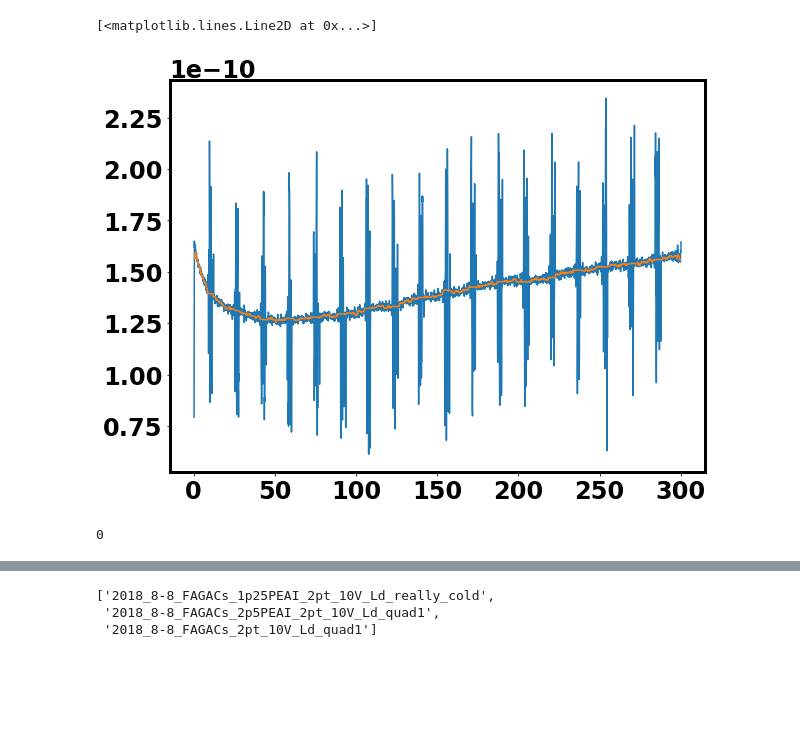
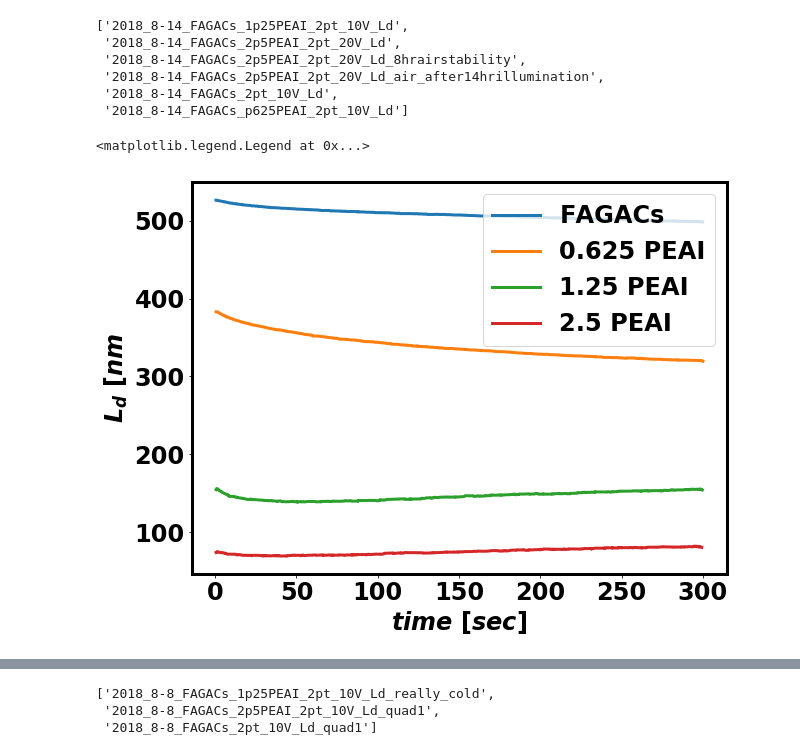
Before and after one commit to rstoddard24/PVtools, a Jupyter notebook: PVtools/PL-Ld/2018_8-14Ld_analysis.ipynb, the cells around one changed output, grey strips where cells are left out. Cells and saved outputs as stored; diff of their text form; code cells hidden in the pictures; blank space fills up the shorter version.

Commit message:
Finished Ld analysis and plot

```diff
--- a/PVtools/PL-Ld/2018_8-14Ld_analysis.ipynb
+++ b/PVtools/PL-Ld/2018_8-14Ld_analysis.ipynb
@@ -80,18 +80,43 @@ def ld_noise_filter(data_times,data_in):
     data_out = scipy.signal.medfilt(data_out,kernel_size=med_filt_kernel)
 
     return (times_out,data_out)
-# %%
-data_times = data[0][:,0]
-data_in = data[0][:,2]/data[0][:,1]
-
-(times_out,data_out) = ld_noise_filter(data_times,data_in)
-
-plt.plot(data_times,data_in)
-plt.plot(times_out,data_out)
-# %% [output]
-[<matplotlib.lines.Line2D at 0x...>]
-[figure, removed]
-# %%
-int(jj-(std_k-1)/2)
-# %% [output]
-0
+# %%
+names
+# %% [output]
+['2018_8-14_FAGACs_1p25PEAI_2pt_10V_Ld',
+ '2018_8-14_FAGACs_2p5PEAI_2pt_20V_Ld',
+ '2018_8-14_FAGACs_2p5PEAI_2pt_20V_Ld_8hrairstability',
+ '2018_8-14_FAGACs_2p5PEAI_2pt_20V_Ld_air_after14hrillumination',
+ '2018_8-14_FAGACs_2pt_10V_Ld',
+ '2018_8-14_FAGACs_p625PEAI_2pt_10V_Ld']
+# %%
+#Now calculate Ld and plot
+times_list = []
+Lds_list = []
+
+#Note: d cancels out, but aI should be adjusted
+d = 3e-7 #m
+aI = 1.55e21 #photons/sec-m^2
+
+for ii in (4,5,0,1):
+    data_times = data[ii][:,0]
+    data_in = data[ii][:,2]/data[ii][:,1]
+
+    (times_out,data_out) = ld_noise_filter(data_times,data_in)
+
+    sigma = 3*data_out/d #S/m
+    Ld = np.sqrt(sigma*keV*T*q/(2*q**2*aI/d))
+
+    times_list.append(times_out)
+    Lds_list.append(Ld)
+
+    plt.plot(times_out,Ld*1e9,linewidth=3)
+
+plt.xlabel('$time\ [sec]$')
+plt.ylabel('$L_d\ [nm$')
+#plt.ylim(-20,5)
+#plt.xlim(0,1.2)
+plt.legend(['FAGACs','0.625 PEAI','1.25 PEAI','2.5 PEAI'])
+# %% [output]
+<matplotlib.legend.Legend at 0x...>
+[figure, added]
```
Also changed, not shown: parts of 1 cell of this notebook.
